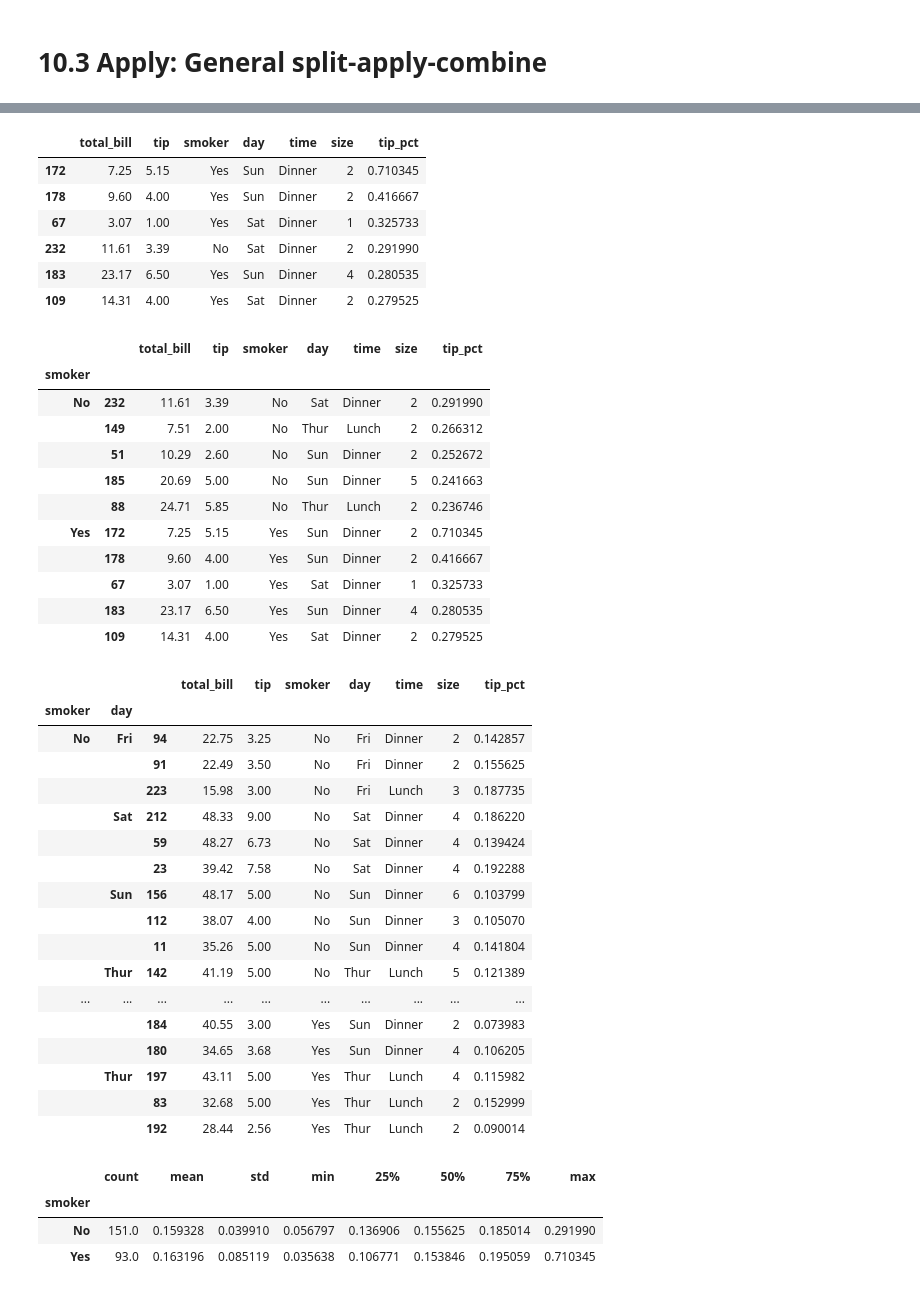
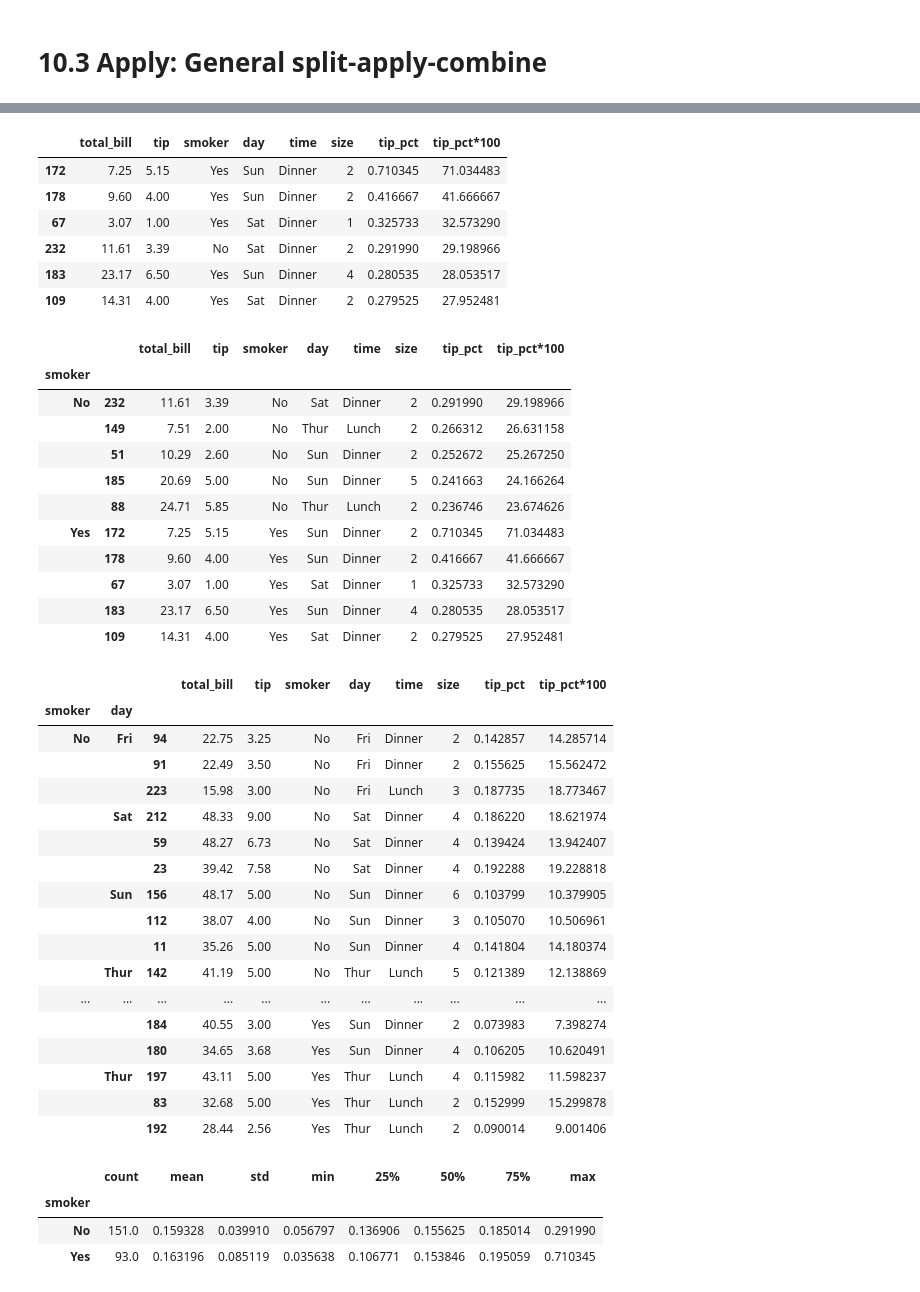
Before and after one commit to hasanahaffendy/STQD6014---Data-Science, a Jupyter notebook: Week12_DataAggregation_20240107_WC.ipynb, the cells around one changed output, grey strips where cells are left out. Drawn from its saved outputs; the diff is of its cells as text; code cells hidden in the pictures.

```diff
--- a/Week12_DataAggregation_20240107_WC.ipynb
+++ b/Week12_DataAggregation_20240107_WC.ipynb
@@ -620,52 +620,55 @@ tips
 # Return top six
 # new argument will overwrite the default value in the function
 # 'tip_pct' is the default column
+top(tips, n = 6)
 # %% [output]
-|  | total_bill | tip | smoker | day | time | size | tip_pct |
-| 172 | 7.25 | 5.15 | Yes | Sun | Dinner | 2 | 0.710345 |
-| 178 | 9.60 | 4.00 | Yes | Sun | Dinner | 2 | 0.416667 |
-| 67 | 3.07 | 1.00 | Yes | Sat | Dinner | 1 | 0.325733 |
-| 232 | 11.61 | 3.39 | No | Sat | Dinner | 2 | 0.291990 |
-| 183 | 23.17 | 6.50 | Yes | Sun | Dinner | 4 | 0.280535 |
-| 109 | 14.31 | 4.00 | Yes | Sat | Dinner | 2 | 0.279525 |
+|  | total_bill | tip | smoker | day | time | size | tip_pct | tip_pct*100 |
+| 172 | 7.25 | 5.15 | Yes | Sun | Dinner | 2 | 0.710345 | 71.034483 |
+| 178 | 9.60 | 4.00 | Yes | Sun | Dinner | 2 | 0.416667 | 41.666667 |
+| 67 | 3.07 | 1.00 | Yes | Sat | Dinner | 1 | 0.325733 | 32.573290 |
+| 232 | 11.61 | 3.39 | No | Sat | Dinner | 2 | 0.291990 | 29.198966 |
+| 183 | 23.17 | 6.50 | Yes | Sun | Dinner | 4 | 0.280535 | 28.053517 |
+| 109 | 14.31 | 4.00 | Yes | Sat | Dinner | 2 | 0.279525 | 27.952481 |
 # %%
 # groupby 'smoker'
 # return top 5 for each 'smoker' group -> No and Yes
+tips.groupby('smoker').apply(top)
 # %% [output]
-|  |  | total_bill | tip | smoker | day | time | size | tip_pct |
-| smoker |  |  |  |  |  |  |  |  |
-| No | 232 | 11.61 | 3.39 | No | Sat | Dinner | 2 | 0.291990 |
-|  | 149 | 7.51 | 2.00 | No | Thur | Lunch | 2 | 0.266312 |
-|  | 51 | 10.29 | 2.60 | No | Sun | Dinner | 2 | 0.252672 |
-|  | 185 | 20.69 | 5.00 | No | Sun | Dinner | 5 | 0.241663 |
-|  | 88 | 24.71 | 5.85 | No | Thur | Lunch | 2 | 0.236746 |
-| Yes | 172 | 7.25 | 5.15 | Yes | Sun | Dinner | 2 | 0.710345 |
-|  | 178 | 9.60 | 4.00 | Yes | Sun | Dinner | 2 | 0.416667 |
-|  | 67 | 3.07 | 1.00 | Yes | Sat | Dinner | 1 | 0.325733 |
-|  | 183 | 23.17 | 6.50 | Yes | Sun | Dinner | 4 | 0.280535 |
-|  | 109 | 14.31 | 4.00 | Yes | Sat | Dinner | 2 | 0.279525 |
+|  |  | total_bill | tip | smoker | day | time | size | tip_pct | tip_pct*100 |
+| smoker |  |  |  |  |  |  |  |  |  |
+| No | 232 | 11.61 | 3.39 | No | Sat | Dinner | 2 | 0.291990 | 29.198966 |
+|  | 149 | 7.51 | 2.00 | No | Thur | Lunch | 2 | 0.266312 | 26.631158 |
+|  | 51 | 10.29 | 2.60 | No | Sun | Dinner | 2 | 0.252672 | 25.267250 |
+|  | 185 | 20.69 | 5.00 | No | Sun | Dinner | 5 | 0.241663 | 24.166264 |
+|  | 88 | 24.71 | 5.85 | No | Thur | Lunch | 2 | 0.236746 | 23.674626 |
+| Yes | 172 | 7.25 | 5.15 | Yes | Sun | Dinner | 2 | 0.710345 | 71.034483 |
+|  | 178 | 9.60 | 4.00 | Yes | Sun | Dinner | 2 | 0.416667 | 41.666667 |
+|  | 67 | 3.07 | 1.00 | Yes | Sat | Dinner | 1 | 0.325733 | 32.573290 |
+|  | 183 | 23.17 | 6.50 | Yes | Sun | Dinner | 4 | 0.280535 | 28.053517 |
+|  | 109 | 14.31 | 4.00 | Yes | Sat | Dinner | 2 | 0.279525 | 27.952481 |
 # %%
 # Pass additional argument after the function
 # Overwrite the default values
+tips.groupby(['smoker', 'day']).apply(top, n=3, column = 'total_bill')
 # %% [output]
-|  |  |  | total_bill | tip | smoker | day | time | size | tip_pct |
-| smoker | day |  |  |  |  |  |  |  |  |
-| No | Fri | 94 | 22.75 | 3.25 | No | Fri | Dinner | 2 | 0.142857 |
-|  |  | 91 | 22.49 | 3.50 | No | Fri | Dinner | 2 | 0.155625 |
-|  |  | 223 | 15.98 | 3.00 | No | Fri | Lunch | 3 | 0.187735 |
-|  | Sat | 212 | 48.33 | 9.00 | No | Sat | Dinner | 4 | 0.186220 |
-|  |  | 59 | 48.27 | 6.73 | No | Sat | Dinner | 4 | 0.139424 |
-|  |  | 23 | 39.42 | 7.58 | No | Sat | Dinner | 4 | 0.192288 |
-|  | Sun | 156 | 48.17 | 5.00 | No | Sun | Dinner | 6 | 0.103799 |
-|  |  | 112 | 38.07 | 4.00 | No | Sun | Dinner | 3 | 0.105070 |
-|  |  | 11 | 35.26 | 5.00 | No | Sun | Dinner | 4 | 0.141804 |
-|  | Thur | 142 | 41.19 | 5.00 | No | Thur | Lunch | 5 | 0.121389 |
-| ... | ... | ... | ... | ... | ... | ... | ... | ... | ... |
-|  |  | 184 | 40.55 | 3.00 | Yes | Sun | Dinner | 2 | 0.073983 |
-|  |  | 180 | 34.65 | 3.68 | Yes | Sun | Dinner | 4 | 0.106205 |
-|  | Thur | 197 | 43.11 | 5.00 | Yes | Thur | Lunch | 4 | 0.115982 |
-|  |  | 83 | 32.68 | 5.00 | Yes | Thur | Lunch | 2 | 0.152999 |
-|  |  | 192 | 28.44 | 2.56 | Yes | Thur | Lunch | 2 | 0.090014 |
+|  |  |  | total_bill | tip | smoker | day | time | size | tip_pct | tip_pct*100 |
+| smoker | day |  |  |  |  |  |  |  |  |  |
+| No | Fri | 94 | 22.75 | 3.25 | No | Fri | Dinner | 2 | 0.142857 | 14.285714 |
+|  |  | 91 | 22.49 | 3.50 | No | Fri | Dinner | 2 | 0.155625 | 15.562472 |
+|  |  | 223 | 15.98 | 3.00 | No | Fri | Lunch | 3 | 0.187735 | 18.773467 |
+|  | Sat | 212 | 48.33 | 9.00 | No | Sat | Dinner | 4 | 0.186220 | 18.621974 |
+|  |  | 59 | 48.27 | 6.73 | No | Sat | Dinner | 4 | 0.139424 | 13.942407 |
+|  |  | 23 | 39.42 | 7.58 | No | Sat | Dinner | 4 | 0.192288 | 19.228818 |
+|  | Sun | 156 | 48.17 | 5.00 | No | Sun | Dinner | 6 | 0.103799 | 10.379905 |
+|  |  | 112 | 38.07 | 4.00 | No | Sun | Dinner | 3 | 0.105070 | 10.506961 |
+|  |  | 11 | 35.26 | 5.00 | No | Sun | Dinner | 4 | 0.141804 | 14.180374 |
+|  | Thur | 142 | 41.19 | 5.00 | No | Thur | Lunch | 5 | 0.121389 | 12.138869 |
+| ... | ... | ... | ... | ... | ... | ... | ... | ... | ... | ... |
+|  |  | 184 | 40.55 | 3.00 | Yes | Sun | Dinner | 2 | 0.073983 | 7.398274 |
+|  |  | 180 | 34.65 | 3.68 | Yes | Sun | Dinner | 4 | 0.106205 | 10.620491 |
+|  | Thur | 197 | 43.11 | 5.00 | Yes | Thur | Lunch | 4 | 0.115982 | 11.598237 |
+|  |  | 83 | 32.68 | 5.00 | Yes | Thur | Lunch | 2 | 0.152999 | 15.299878 |
+|  |  | 192 | 28.44 | 2.56 | Yes | Thur | Lunch | 2 | 0.090014 | 9.001406 |
 # %%
 # Using describe() function to get descriptive statistics
 # In wide table format
```
Also changed, not shown: parts of 18 cells of this notebook.
